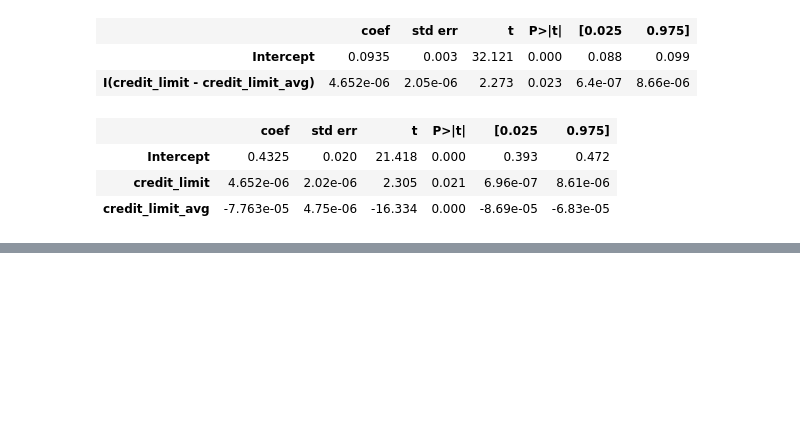
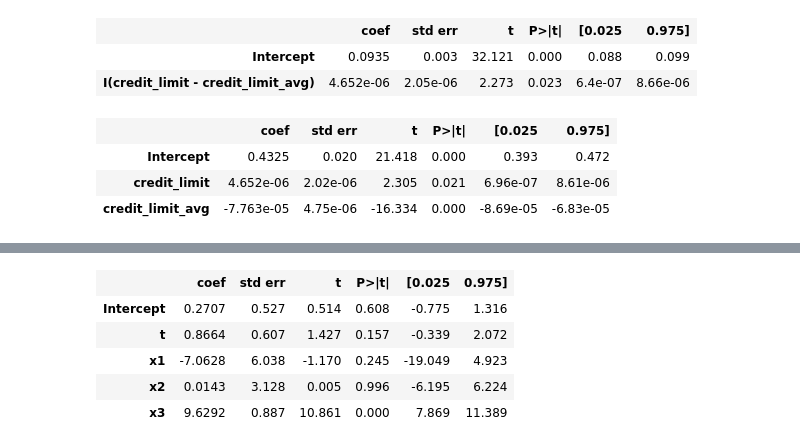
Before and after one commit to Sechi42/Causal_Inference-with-python, a Jupyter notebook: ch04/ch04.ipynb, the cells around one changed output, grey strips where cells are left out. Cells and saved outputs as stored; diff of their text form; code cells hidden in the pictures; blank space fills up the shorter version.

```diff
--- a/ch04/ch04.ipynb
+++ b/ch04/ch04.ipynb
@@ -1603,0 +1736,16 @@ model.summary().tables[1]
+# %%
+np.random.seed(123)
+n = 100
+(x1, x2, x3) = (np.random.normal(0, 1, n) for _ in range(3))
+t = np.random.normal(10*x1 + 5*x2 + x3)
+# ate = 0.05
+y = np.random.normal(0.05*t + x1 + 5*x2 + 10*x3, 5)
+df = pl.DataFrame(dict(y=y, t=t, x1=x1, x2=x2, x3=x3))
+smf.ols("y~t+x1+x2+x3", data=df.to_pandas()).fit().summary().tables[1]
+# %% [output]
+|  | coef | std err | t | P>|t| | [0.025 | 0.975] |
+| Intercept | 0.2707 | 0.527 | 0.514 | 0.608 | -0.775 | 1.316 |
+| t | 0.8664 | 0.607 | 1.427 | 0.157 | -0.339 | 2.072 |
+| x1 | -7.0628 | 6.038 | -1.170 | 0.245 | -19.049 | 4.923 |
+| x2 | 0.0143 | 3.128 | 0.005 | 0.996 | -6.195 | 6.224 |
+| x3 | 9.6292 | 0.887 | 10.861 | 0.000 | 7.869 | 11.389 |
```
Also changed, not shown: parts of 16 cells of this notebook, 3 other files.
